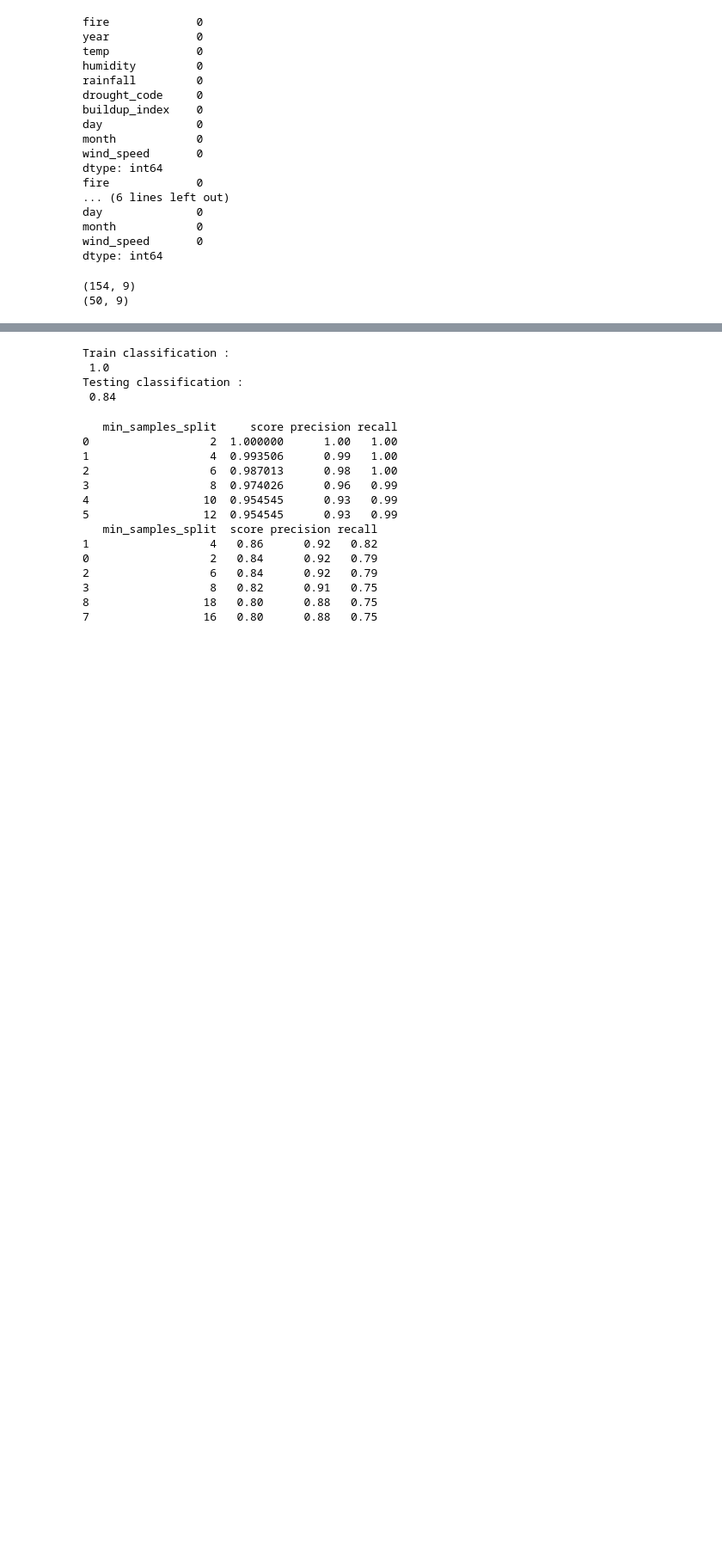
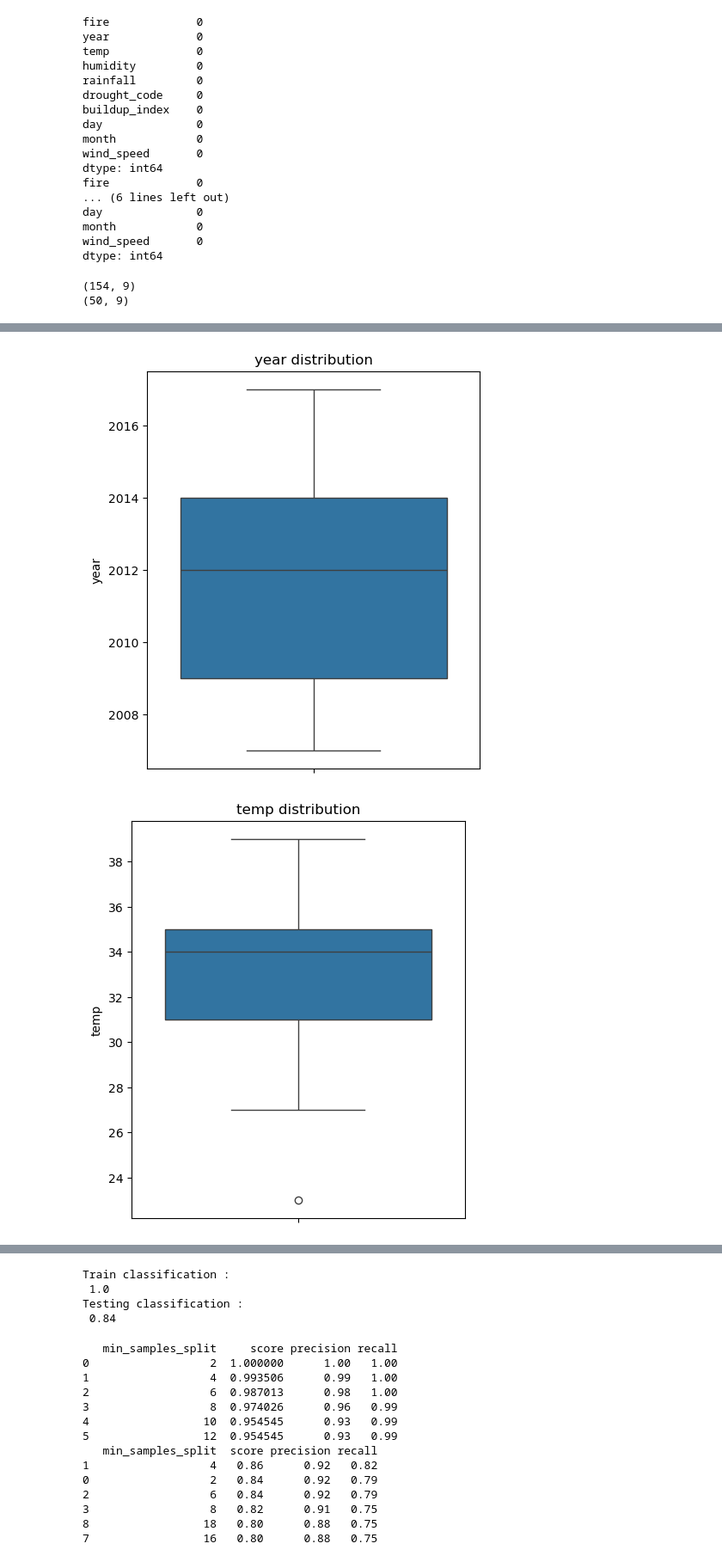
Before and after one commit to phoebe25246966/project, a Jupyter notebook: CT4101_A1_wong_phoebehuilei_code.ipynb, the cells around one changed output, grey strips where cells are left out. Shown: that part at 86% size. Drawn from its saved outputs; the diff is of its cells as text; code cells hidden in the pictures; blank space fills up the shorter version.

```diff
--- a/CT4101_A1_wong_phoebehuilei_code.ipynb
+++ b/CT4101_A1_wong_phoebehuilei_code.ipynb
@@ -76,0 +107,10 @@ print(X_test.shape)
+# %%
+#visualization of the test data
+for col in X_test.columns:
+    plt.figure(figsize =(5,6))
+    sns.boxplot(X_test[col])
+    plt.title(f"{col} distribution")
+    plt.show()
+# %% [output]
+[figure, added]
+[figure, added]
```
Also changed, not shown: parts of 11 cells of this notebook.
